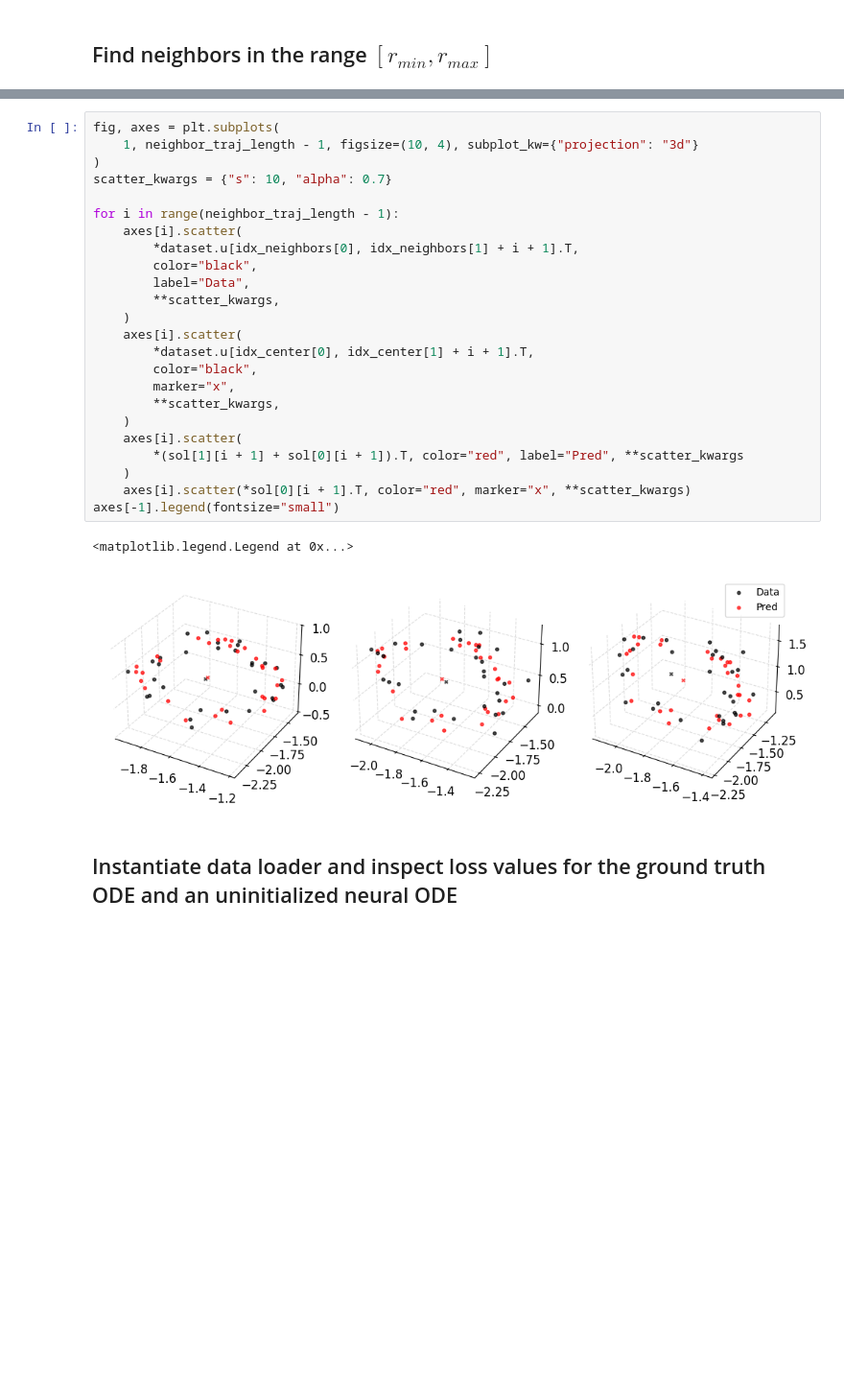
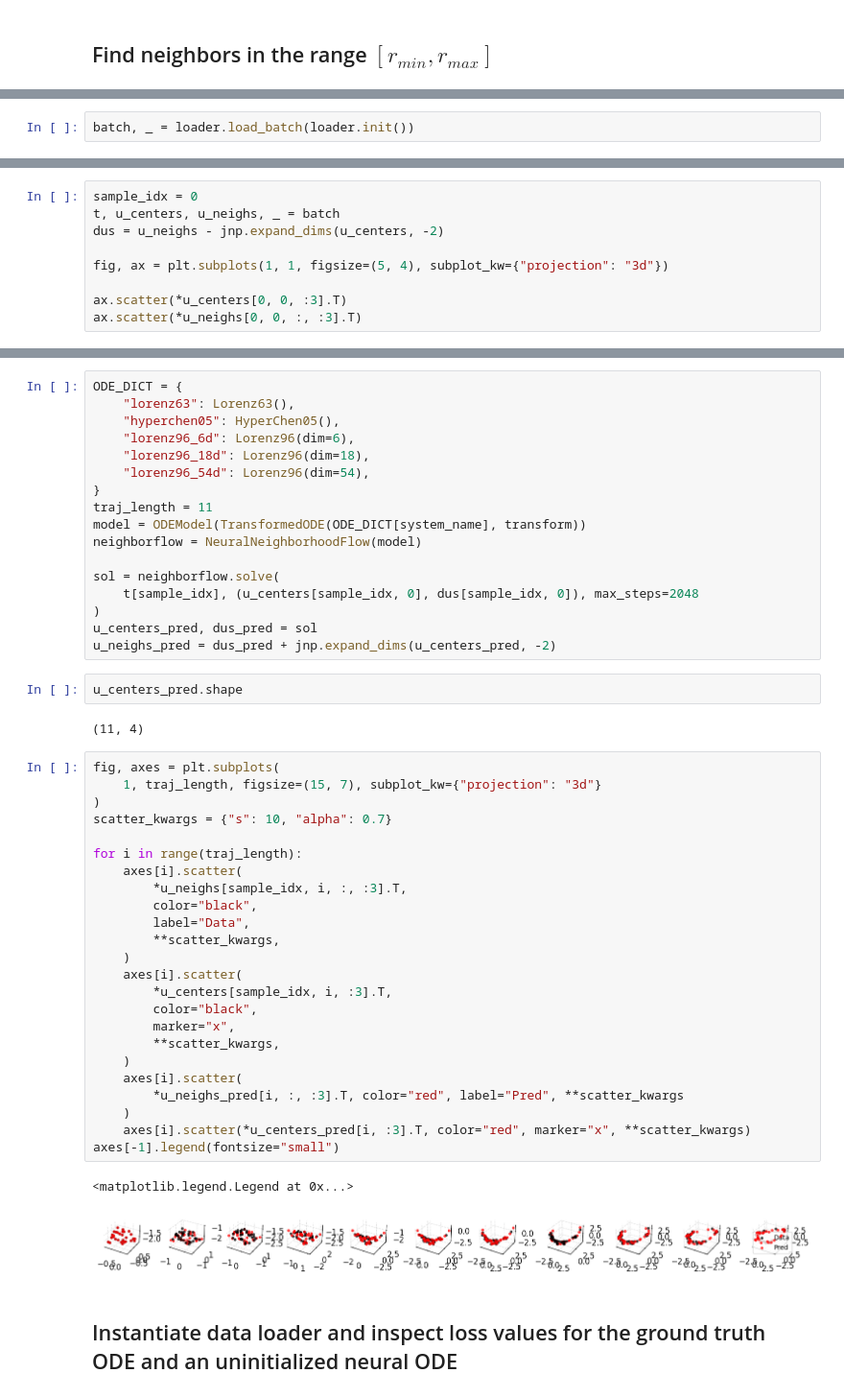
Before and after one commit to Jhko725/sandbox, a Jupyter notebook: notebooks/analysis/neighborhood.ipynb, the cells around one changed output, grey strips where cells are left out. Shown at 96% size. Saved outputs shown, nothing was run; the diff lists cells and outputs as text; blank space fills up the shorter version.

Commit message:
Adding hyperchaotic Chen experiments

```diff
--- a/notebooks/analysis/neighborhood.ipynb
+++ b/notebooks/analysis/neighborhood.ipynb
@@ -151,0 +123,2 @@ sol = neighborflow.solve(
+# %%
+batch, _ = loader.load_batch(loader.init())
@@ -151,0 +131,9 @@ sol = neighborflow.solve(
+# %%
+sample_idx = 0
+t, u_centers, u_neighs, _ = batch
+dus = u_neighs - jnp.expand_dims(u_centers, -2)
+
+fig, ax = plt.subplots(1, 1, figsize=(5, 4), subplot_kw={"projection": "3d"})
+
+ax.scatter(*u_centers[0, 0, :3].T)
+ax.scatter(*u_neighs[0, 0, :, :3].T)
@@ -152,29 +143,50 @@ sol = neighborflow.solve(
+# %%
+ODE_DICT = {
+    "lorenz63": Lorenz63(),
+    "hyperchen05": HyperChen05(),
+    "lorenz96_6d": Lorenz96(dim=6),
+    "lorenz96_18d": Lorenz96(dim=18),
+    "lorenz96_54d": Lorenz96(dim=54),
+}
+traj_length = 11
+model = ODEModel(TransformedODE(ODE_DICT[system_name], transform))
+neighborflow = NeuralNeighborhoodFlow(model)
+
+sol = neighborflow.solve(
+    t[sample_idx], (u_centers[sample_idx, 0], dus[sample_idx, 0]), max_steps=2048
+)
+u_centers_pred, dus_pred = sol
+u_neighs_pred = dus_pred + jnp.expand_dims(u_centers_pred, -2)
+# %%
+u_centers_pred.shape
+# %% [output]
+(11, 4)
 # %%
 fig, axes = plt.subplots(
-    1, neighbor_traj_length - 1, figsize=(10, 4), subplot_kw={"projection": "3d"}
+    1, traj_length, figsize=(15, 7), subplot_kw={"projection": "3d"}
 )
 scatter_kwargs = {"s": 10, "alpha": 0.7}
 
-for i in range(neighbor_traj_length - 1):
+for i in range(traj_length):
     axes[i].scatter(
-        *dataset.u[idx_neighbors[0], idx_neighbors[1] + i + 1].T,
+        *u_neighs[sample_idx, i, :, :3].T,
         color="black",
         label="Data",
         **scatter_kwargs,
     )
     axes[i].scatter(
-        *dataset.u[idx_center[0], idx_center[1] + i + 1].T,
+        *u_centers[sample_idx, i, :3].T,
         color="black",
         marker="x",
         **scatter_kwargs,
     )
     axes[i].scatter(
-        *(sol[1][i + 1] + sol[0][i + 1]).T, color="red", label="Pred", **scatter_kwargs
+        *u_neighs_pred[i, :, :3].T, color="red", label="Pred", **scatter_kwargs
     )
-    axes[i].scatter(*sol[0][i + 1].T, color="red", marker="x", **scatter_kwargs)
+    axes[i].scatter(*u_centers_pred[i, :3].T, color="red", marker="x", **scatter_kwargs)
 axes[-1].legend(fontsize="small")
 # %% [output]
 <matplotlib.legend.Legend at 0x...>
-[figure, old version]
+[figure, new version]
 # %% [markdown]
 ## Instantiate data loader and inspect loss values for the ground truth ODE and an uninitialized neural ODE
```
Also changed, not shown: parts of 56 cells of this notebook, 22 other files.
